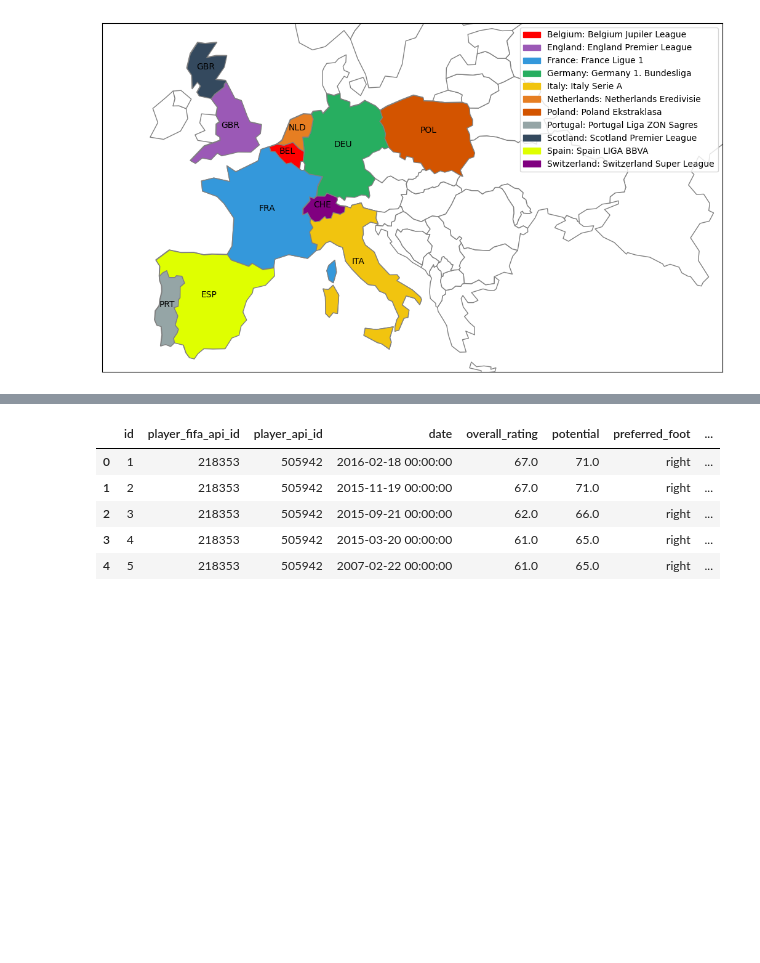
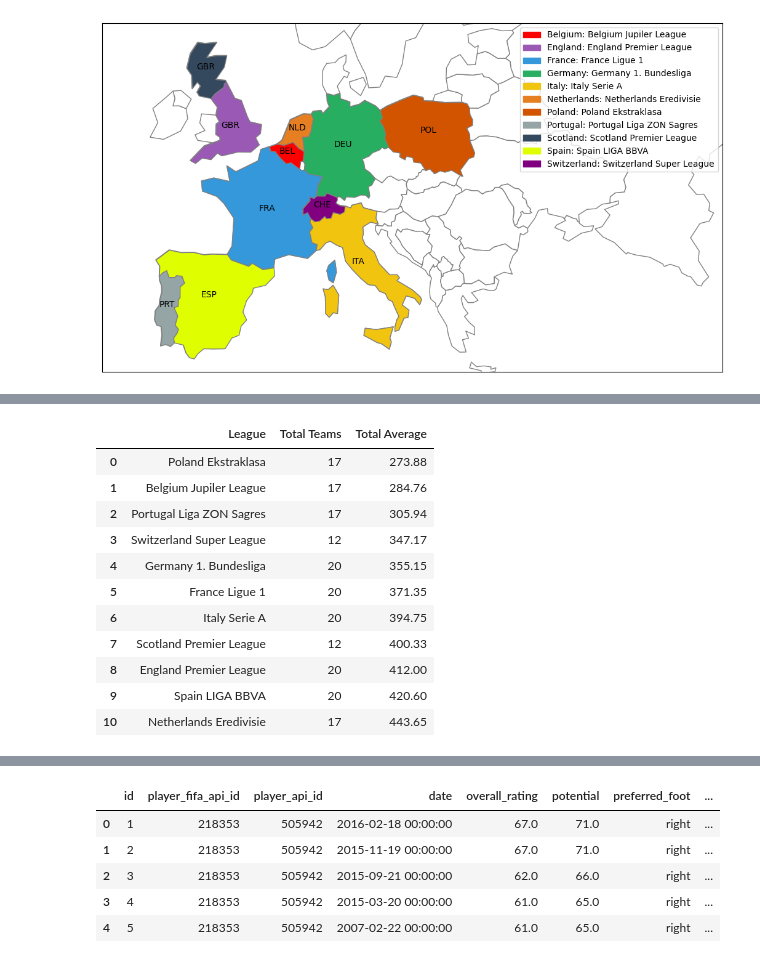
Before and after one commit to nihal-DS/Euro-Soccer-Analysis, a Jupyter notebook: Euro_Soccer1.ipynb, the cells around one changed output, grey strips where cells are left out. Drawn from its saved outputs; the diff is of its cells as text; code cells hidden in the pictures; blank space fills up the shorter version.

```diff
--- a/Euro_Soccer1.ipynb
+++ b/Euro_Soccer1.ipynb
@@ -215,0 +225,29 @@ Name: team, dtype: int64
+# %%
+temp = pd.merge(left = df_match, right = df_team, left_on = 'home_team_api_id', right_on = 'team_api_id')
+team_league = pd.merge(left = temp, right = df_league, left_on = 'country_id', right_on = 'id')
+team_league_country = pd.merge(left = team_league, right = df_countries, left_on = 'country_id_x', right_on = 'id')
+# team_league_country = team_league_country.rename(columns = {'team_long_name': 'team','name_x': 'league', 'name_y': 'country'})
+team_league_country_goal = team_league_country[['season', 'home_team_goal', 'away_team_goal', 'team_long_name', 'name_x', 'name_y']]
+team_league_country_goal['total_goals'] = team_league_country_goal['home_team_goal'] + team_league_country_goal['away_team_goal']
+total_goals = team_league_country_goal.groupby('name_x').sum()['total_goals']
+total_goals = total_goals.to_frame()
+total_goals['team_number'] = [17, 20, 20, 20, 20, 17, 17, 17, 12, 20, 12]
+total_goals['total_avg'] = total_goals['total_goals'] / total_goals['team_number']
+total_goals = total_goals.sort_values('total_avg').reset_index().rename(
+    columns = {'name_x': 'League' , 'team_number': 'Total Teams' , 'total_avg': 'Total Average'})[['League', 'Total Teams', 'Total Average']]
+# %%
+cm = sns.light_palette("green", as_cmap=True)
+total_goals.style.background_gradient(cmap=cm).set_precision(2)
+# %% [output]
+|  | League | Total Teams | Total Average |
+| 0 | Poland Ekstraklasa | 17 | 273.88 |
+| 1 | Belgium Jupiler League | 17 | 284.76 |
+| 2 | Portugal Liga ZON Sagres | 17 | 305.94 |
+| 3 | Switzerland Super League | 12 | 347.17 |
+| 4 | Germany 1. Bundesliga | 20 | 355.15 |
+| 5 | France Ligue 1 | 20 | 371.35 |
+| 6 | Italy Serie A | 20 | 394.75 |
+| 7 | Scotland Premier League | 12 | 400.33 |
+| 8 | England Premier League | 20 | 412.00 |
+| 9 | Spain LIGA BBVA | 20 | 420.60 |
+| 10 | Netherlands Eredivisie | 17 | 443.65 |
```
Also changed, not shown: parts of 10 cells of this notebook.
